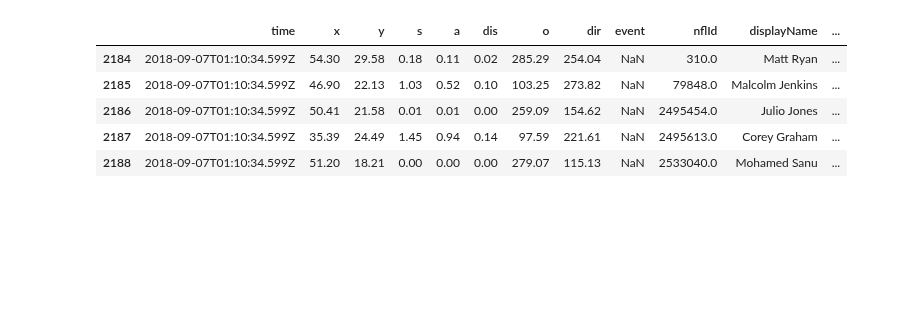
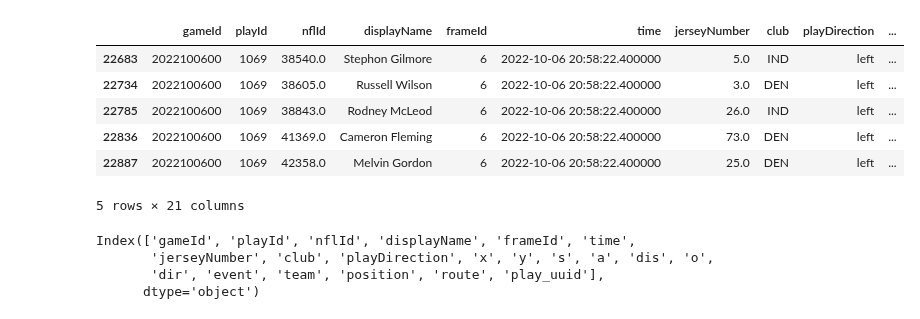
Before and after one commit to rfe123/umn_data_project_004, a Jupyter notebook: umn_data_project_004_nfl.ipynb, the cells around one changed output. Cells and saved outputs as stored; diff of their text form; code cells hidden in the pictures; blank space fills up the shorter version.

Commit message:
data cleaning for all 22 plays and plot third down

```diff
--- a/umn_data_project_004_nfl.ipynb
+++ b/umn_data_project_004_nfl.ipynb
@@ -1,5 +6,4 @@
 # %%
-import pandas as pd
-plays_df = pd.read_csv('data/nfl-big-data-bowl-2021/plays.csv')
+plays_df = pd.concat(map(pd.read_csv, glob.glob(f'data/nfl-big-data-bowl-*/plays.csv')))
 plays_df.head()
 # %% [output]
@@ -56,7 +70,7 @@ Index(['gameId', 'playId', 'playDescription', 'quarter', 'down', 'yardsToGo',
 # %%
 # prompt: load all CSV files with a name like "tracking_week_" into a tracking_df dataframe
 import glob
-tracking_df = pd.concat(map(pd.read_csv, glob.glob('data/nfl-big-data-bowl-2021/week*.csv')))
+tracking_df = pd.concat(map(pd.read_csv, glob.glob(f'data/nfl-big-data-bowl-*/*week*.csv')))
 # %%
 tracking_df['play_uuid'] = tracking_df['gameId'].astype(str) + '.' + tracking_df['playId'].astype(str)
 tracking_df['play_uuid'].head()
@@ -69,0 +101,4 @@ Name: play_uuid, dtype: object
+# %%
+ball_snap_df = tracking_df.loc[(tracking_df['event'] == 'ball_snap')]
+ball_snap_df['team'] = ball_snap_df['team'].combine_first(ball_snap_df['club'])
+ball_snap_df.head()
@@ -70,9 +142,18 @@ Name: play_uuid, dtype: object
 # %%
-tracking_df.loc[(tracking_df['play_uuid'].isin(third_down_df['play_uuid'])) & (tracking_df['frameId'] == 1)].head()
+third_down_frames_df = ball_snap_df.loc[(ball_snap_df['play_uuid'].isin(third_down_df['play_uuid']))]
+third_down_frames_df.head()
 # %% [output]
-|  | time | x | y | s | a | dis | o | dir | event | nflId | displayName | ... |
-| 2184 | 2018-09-07T01:10:34.599Z | 54.30 | 29.58 | 0.18 | 0.11 | 0.02 | 285.29 | 254.04 | NaN | 310.0 | Matt Ryan | ... |
-| 2185 | 2018-09-07T01:10:34.599Z | 46.90 | 22.13 | 1.03 | 0.52 | 0.10 | 103.25 | 273.82 | NaN | 79848.0 | Malcolm Jenkins | ... |
-| 2186 | 2018-09-07T01:10:34.599Z | 50.41 | 21.58 | 0.01 | 0.01 | 0.00 | 259.09 | 154.62 | NaN | 2495454.0 | Julio Jones | ... |
-| 2187 | 2018-09-07T01:10:34.599Z | 35.39 | 24.49 | 1.45 | 0.94 | 0.14 | 97.59 | 221.61 | NaN | 2495613.0 | Corey Graham | ... |
-| 2188 | 2018-09-07T01:10:34.599Z | 51.20 | 18.21 | 0.00 | 0.00 | 0.00 | 279.07 | 115.13 | NaN | 2533040.0 | Mohamed Sanu | ... |
+|  | gameId | playId | nflId | displayName | frameId | time | jerseyNumber | club | playDirection | ... |
+| 22683 | 2022100600 | 1069 | 38540.0 | Stephon Gilmore | 6 | 2022-10-06 20:58:22.400000 | 5.0 | IND | left | ... |
+| 22734 | 2022100600 | 1069 | 38605.0 | Russell Wilson | 6 | 2022-10-06 20:58:22.400000 | 3.0 | DEN | left | ... |
+| 22785 | 2022100600 | 1069 | 38843.0 | Rodney McLeod | 6 | 2022-10-06 20:58:22.400000 | 26.0 | IND | left | ... |
+| 22836 | 2022100600 | 1069 | 41369.0 | Cameron Fleming | 6 | 2022-10-06 20:58:22.400000 | 73.0 | DEN | left | ... |
+| 22887 | 2022100600 | 1069 | 42358.0 | Melvin Gordon | 6 | 2022-10-06 20:58:22.400000 | 25.0 | DEN | left | ... |
+5 rows × 21 columns
+# %%
+third_down_frames_df.columns
+# %% [output]
+Index(['gameId', 'playId', 'nflId', 'displayName', 'frameId', 'time',
+       'jerseyNumber', 'club', 'playDirection', 'x', 'y', 's', 'a', 'dis', 'o',
+       'dir', 'event', 'team', 'position', 'route', 'play_uuid'],
+      dtype='object')
```
Also changed, not shown: parts of 12 cells of this notebook.
